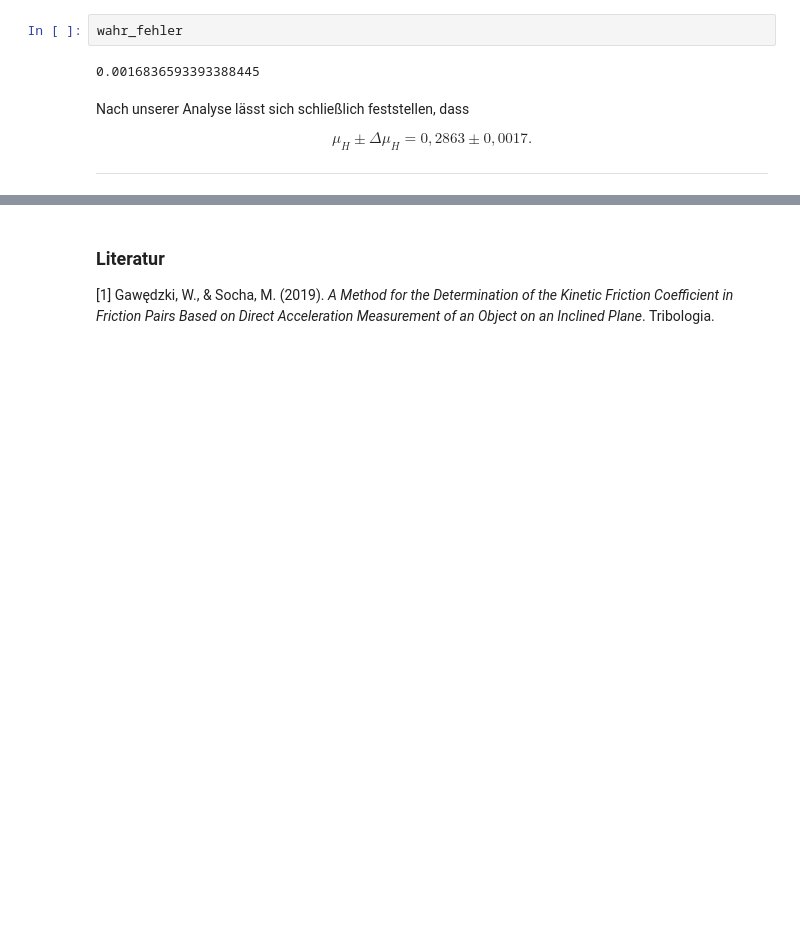
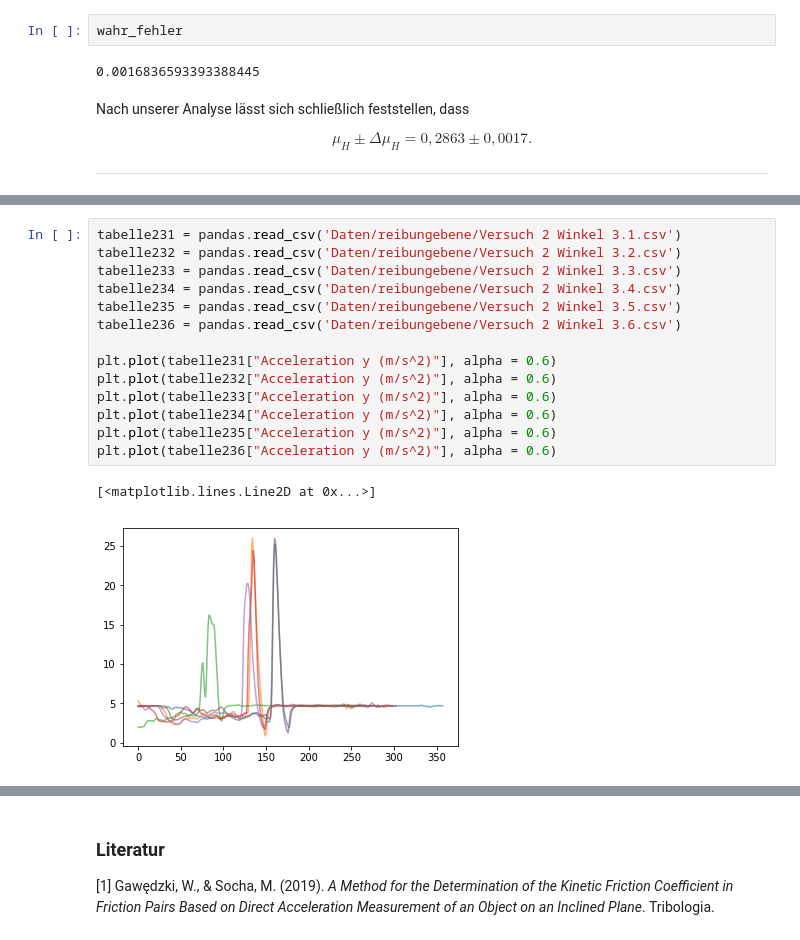
Before and after one commit to allgebrist/physik-praktikum, a Jupyter notebook: 8. Schiefe Ebene mit Reibung.ipynb, the cells around one changed output, grey strips where cells are left out. Saved outputs shown, nothing was run; the diff lists cells and outputs as text; blank space fills up the shorter version.

```diff
--- a/8. Schiefe Ebene mit Reibung.ipynb
+++ b/8. Schiefe Ebene mit Reibung.ipynb
@@ -209,0 +250,17 @@ die Länge der Ebene $x=(26,5\pm 0,1)\textrm{ cm}$
+# %%
+tabelle231 = pandas.read_csv('Daten/reibungebene/Versuch 2 Winkel 3.1.csv')
+tabelle232 = pandas.read_csv('Daten/reibungebene/Versuch 2 Winkel 3.2.csv')
+tabelle233 = pandas.read_csv('Daten/reibungebene/Versuch 2 Winkel 3.3.csv')
+tabelle234 = pandas.read_csv('Daten/reibungebene/Versuch 2 Winkel 3.4.csv')
+tabelle235 = pandas.read_csv('Daten/reibungebene/Versuch 2 Winkel 3.5.csv')
+tabelle236 = pandas.read_csv('Daten/reibungebene/Versuch 2 Winkel 3.6.csv')
+
+plt.plot(tabelle231["Acceleration y (m/s^2)"], alpha = 0.6)
+plt.plot(tabelle232["Acceleration y (m/s^2)"], alpha = 0.6)
+plt.plot(tabelle233["Acceleration y (m/s^2)"], alpha = 0.6)
+plt.plot(tabelle234["Acceleration y (m/s^2)"], alpha = 0.6)
+plt.plot(tabelle235["Acceleration y (m/s^2)"], alpha = 0.6)
+plt.plot(tabelle236["Acceleration y (m/s^2)"], alpha = 0.6)
+# %% [output]
+[<matplotlib.lines.Line2D at 0x...>]
+[figure, added]
```
Also changed, not shown: parts of 5 cells of this notebook.
